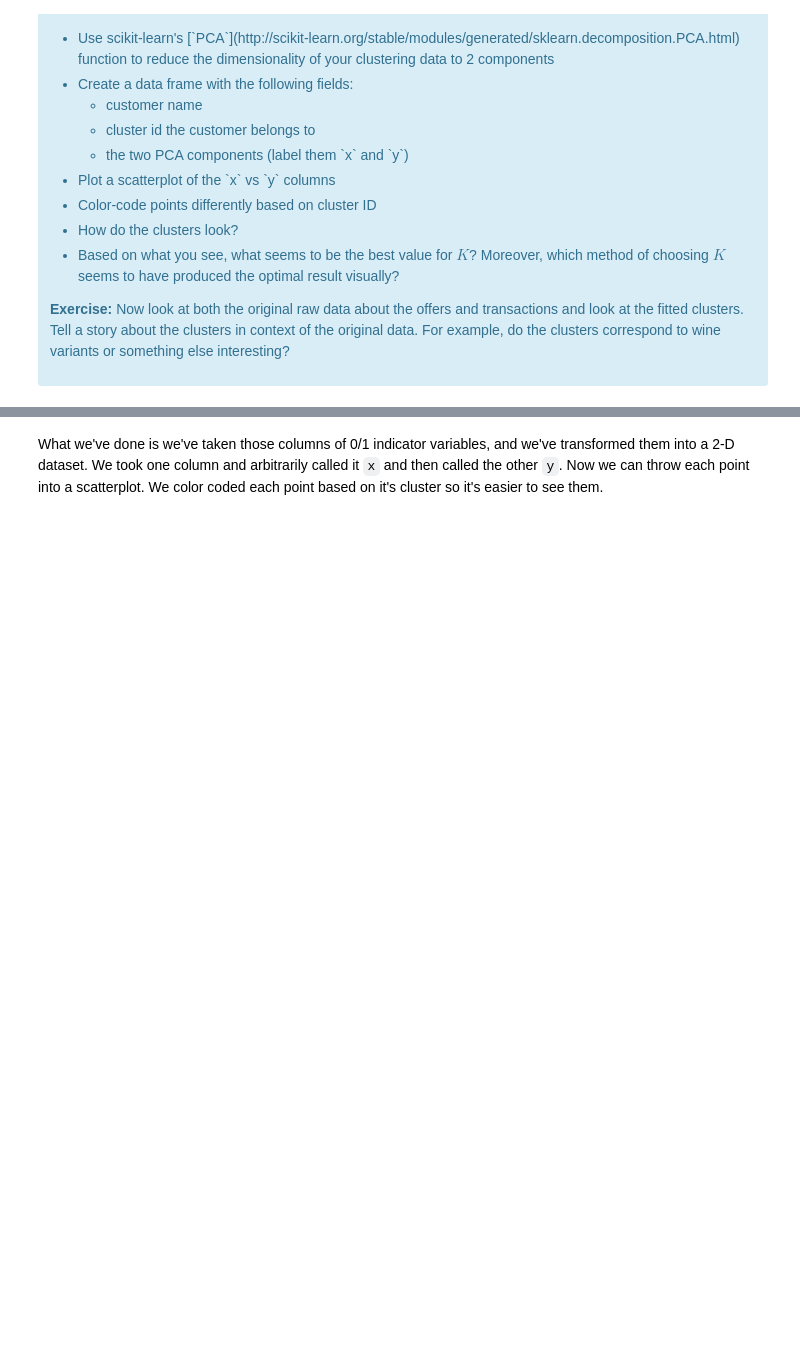
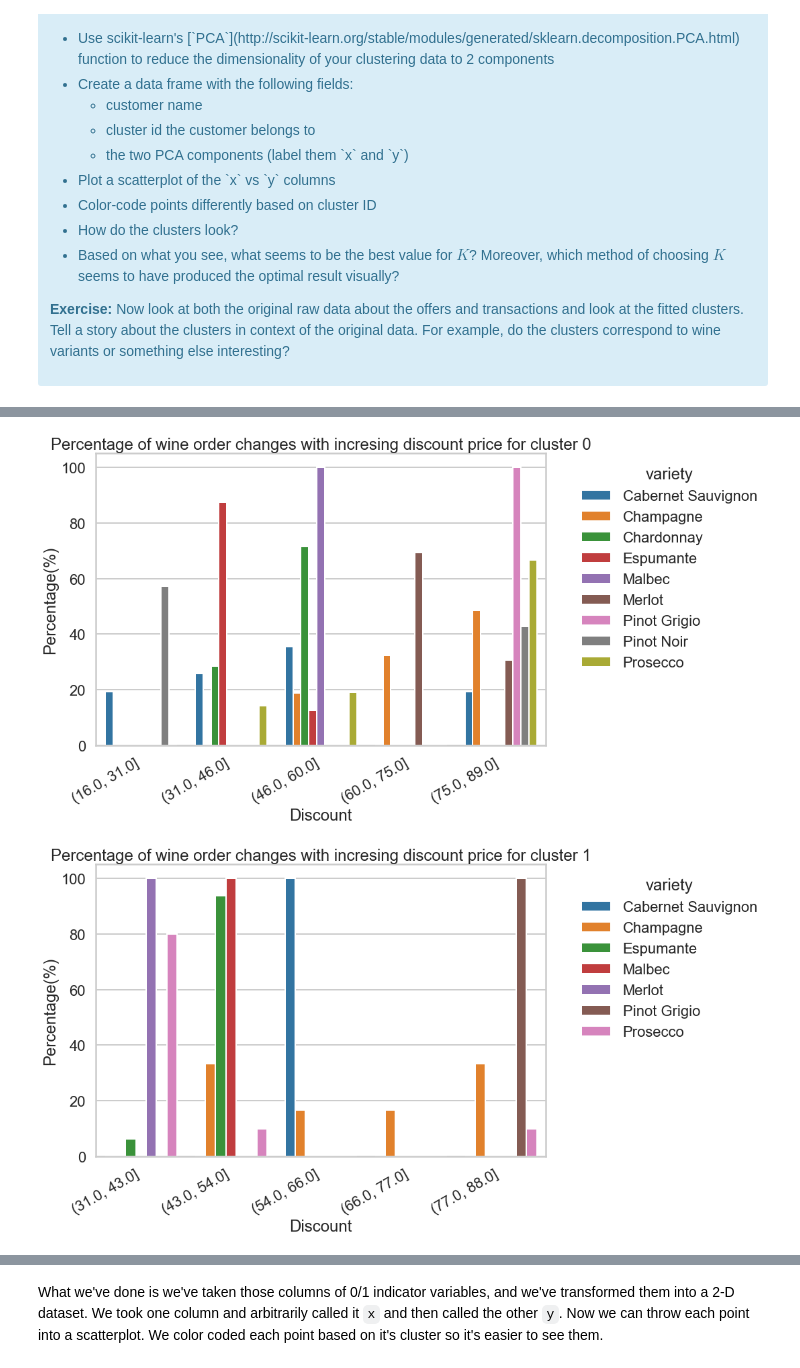
Before and after one commit to Pallavi43/DataScienceGuidedCapstone, a Jupyter notebook: Notebooks/Clustering Case Study - Customer Segmentation with K-Means - Tier 3.ipynb, the cells around one changed output, grey strips where cells are left out. Drawn from its saved outputs; the diff is of its cells as text; code cells hidden in the pictures; blank space fills up the shorter version.

```diff
--- a/Notebooks/Clustering Case Study - Customer Segmentation with K-Means - Tier 3.ipynb
+++ b/Notebooks/Clustering Case Study - Customer Segmentation with K-Means - Tier 3.ipynb
@@ -459,0 +528,23 @@ plt.scatter(pc1, pc2, c=cluster_assignments.tolist(), cmap=cmap)
+# %%
+def cluster_discount(df1, df2, df3):
+    for i in range(3):
+        cluster = df1[cluster_assignments==i]
+        cluster_df = pd.DataFrame(columns = df2.columns)
+        for j in cluster.index:
+            cluster_df = cluster_df.append(pd.DataFrame(df2[df2['customer_name']==j]), ignore_index = True)
+        cluster_df_n = cluster_df.join(df3.set_index('offer_id'), on= 'offer_id', how = 'inner').reset_index(drop = True)#.groupby(['customer_name', 'varietal']).size().to_frame().reset_index(['customer_name','varietal']).rename(columns ={0 : 'orders'})
+        cluster_df_n['range'] = pd.cut(cluster_df_n['discount'], bins = 5,precision=0, include_lowest=True)#,labels = ['15','30','45','60','75'])
+        clu_discount = cluster_df_n.groupby(['varietal','range'])['offer_id'].size().to_frame()
+        clu_discount['percentage'] = clu_discount.offer_id/clu_discount.groupby('varietal')['offer_id'].sum()*100
+        clu_discount.reset_index(inplace = True)
+        fig = plt.subplots(figsize =(12, 8))
+        ax = sns.barplot(x="range", y="percentage", hue="varietal", data=clu_discount)
+        sns.move_legend(ax, "upper right", bbox_to_anchor=(1.5, 1), frameon=False, title = 'variety')
+        plt.xticks(rotation = 30, ha='right')
+        ax.set(xlabel='Discount', ylabel='Percentage(%)')
+        plt.title('Percentage of wine order changes with incresing discount price for cluster ' + str(i))
+
+cluster_discount(new_df,df_transactions,df_offers)
+# %% [output]
+[figure, added]
+[figure, added]
```
Also changed, not shown: parts of 11 cells of this notebook.
